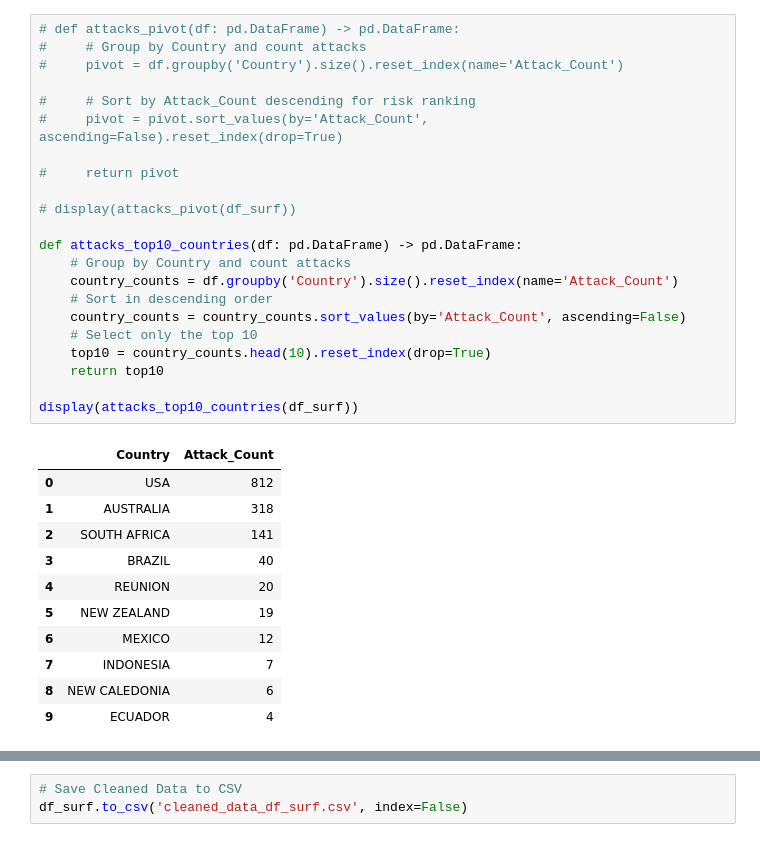
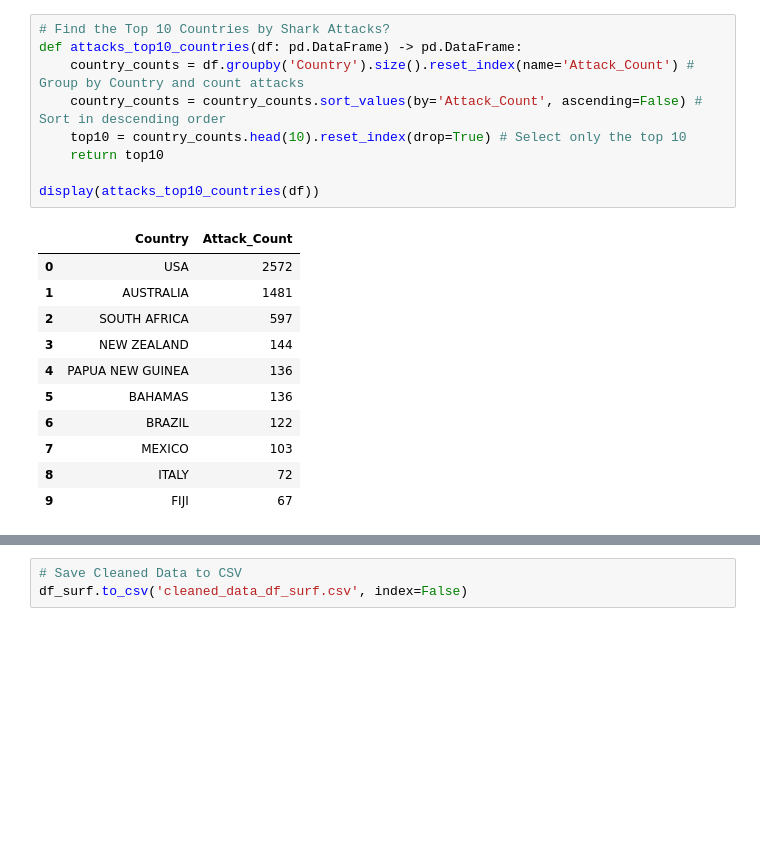
Before and after one commit to luispabloaiello-da/data-cleaning-pandas, a Jupyter notebook: Mini_Project_1_Shark_Attacks.ipynb, the cells around one changed output, grey strips where cells are left out. Saved outputs shown, nothing was run; the diff lists cells and outputs as text; blank space fills up the shorter version.

Commit message:
Shark Attacks Project: completed

```diff
--- a/Mini_Project_1_Shark_Attacks.ipynb
+++ b/Mini_Project_1_Shark_Attacks.ipynb
@@ -131,36 +55,23 @@ print(f"In {top_country}, highest risk state: {top_state}")
 Best market: USA
 In USA, highest risk state: Florida
 # %%
-# def attacks_pivot(df: pd.DataFrame) -> pd.DataFrame:
-#     # Group by Country and count attacks
-#     pivot = df.groupby('Country').size().reset_index(name='Attack_Count')
-
-#     # Sort by Attack_Count descending for risk ranking
-#     pivot = pivot.sort_values(by='Attack_Count', ascending=False).reset_index(drop=True)
-
-#     return pivot
-
-# display(attacks_pivot(df_surf))
-
+# Find the Top 10 Countries by Shark Attacks?
 def attacks_top10_countries(df: pd.DataFrame) -> pd.DataFrame:
-    # Group by Country and count attacks
-    country_counts = df.groupby('Country').size().reset_index(name='Attack_Count')
-    # Sort in descending order
-    country_counts = country_counts.sort_values(by='Attack_Count', ascending=False)
-    # Select only the top 10
-    top10 = country_counts.head(10).reset_index(drop=True)
+    country_counts = df.groupby('Country').size().reset_index(name='Attack_Count') # Group by Country and count attacks
+    country_counts = country_counts.sort_values(by='Attack_Count', ascending=False) # Sort in descending order
+    top10 = country_counts.head(10).reset_index(drop=True) # Select only the top 10
     return top10
 
-display(attacks_top10_countries(df_surf))
+display(attacks_top10_countries(df))
 # %% [output]
 |  | Country | Attack_Count |
-| 0 | USA | 812 |
-| 1 | AUSTRALIA | 318 |
-| 2 | SOUTH AFRICA | 141 |
-| 3 | BRAZIL | 40 |
-| 4 | REUNION | 20 |
-| 5 | NEW ZEALAND | 19 |
-| 6 | MEXICO | 12 |
-| 7 | INDONESIA | 7 |
-| 8 | NEW CALEDONIA | 6 |
-| 9 | ECUADOR | 4 |
+| 0 | USA | 2572 |
+| 1 | AUSTRALIA | 1481 |
+| 2 | SOUTH AFRICA | 597 |
+| 3 | NEW ZEALAND | 144 |
+| 4 | PAPUA NEW GUINEA | 136 |
+| 5 | BAHAMAS | 136 |
+| 6 | BRAZIL | 122 |
+| 7 | MEXICO | 103 |
+| 8 | ITALY | 72 |
+| 9 | FIJI | 67 |
```
Also changed, not shown: parts of 35 cells of this notebook, 3 other files.
